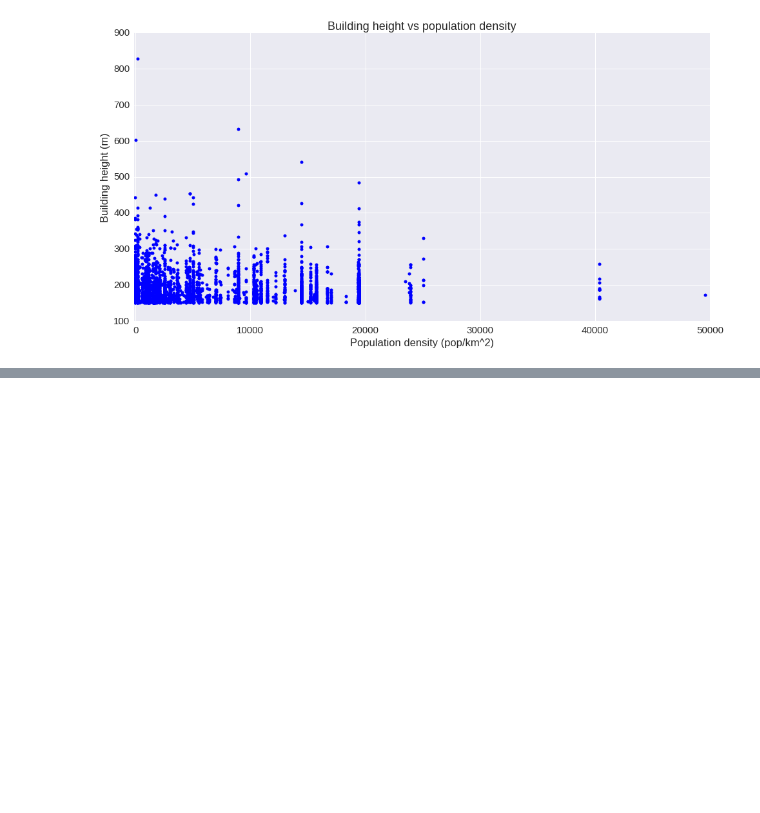
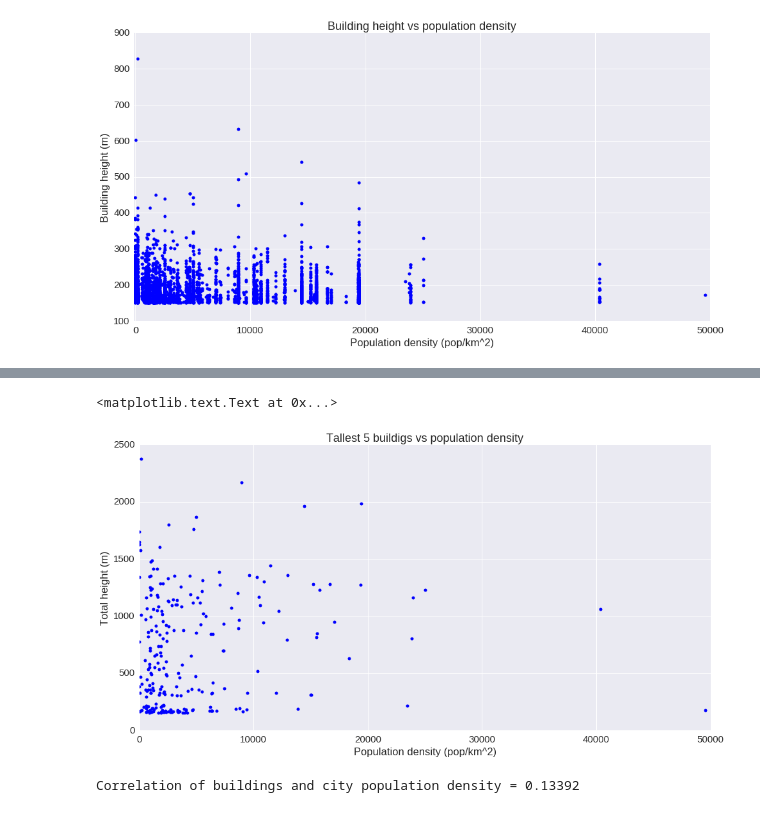
Before and after one commit to afcarl/UrbanSystems, a Jupyter notebook: TallestBuildings/DataClean_Buildings.ipynb, the cells around one changed output, grey strips where cells are left out. Drawn from its saved outputs; the diff is of its cells as text; code cells hidden in the pictures; blank space fills up the shorter version.

```diff
--- a/TallestBuildings/DataClean_Buildings.ipynb
+++ b/TallestBuildings/DataClean_Buildings.ipynb
@@ -588,0 +682,7 @@ ax.set_xlim(-100,50000)
+# %%
+# update tallest_5 df to include population density
+tallest_5 = df_v1.groupby(['name', 'population', 'popdens']).head(5).\
+groupby(['name', 'population', 'popdens'])['Height_m'].agg({'sum', 'mean', 'count'})
+tallest_5.rename(columns={'sum': 'TotBldgHeight', 'mean': 'MeanBldgHeight', 'count': 'NumBldgs'}, inplace=True)
+tallest_5.reset_index(inplace=True)
+tallest_5.head()
@@ -588,0 +696,18 @@ ax.set_xlim(-100,50000)
+# %%
+## population density vs building heights
+plt.rcParams.update({'font.size': 14})
+f, ax = plt.subplots(figsize=(16,8))
+
+ax.plot(tallest_5.popdens, tallest_5.TotBldgHeight, 'ob', markersize=5)
+ax.set_title('Tallest 5 buildigs vs population density')
+ax.set_ylabel('Total height (m)')
+ax.set_xlabel('Population density (pop/km^2)')
+# %% [output]
+<matplotlib.text.Text at 0x...>
+[figure, added]
+# %%
+# and correlation
+print 'Correlation of buildings and city population density = {:.5f}'.\
+format(pearson(tallest_5.popdens, tallest_5.TotBldgHeight)[0])
+# %% [output]
+Correlation of buildings and city population density = 0.13392
```
Also changed, not shown: parts of 23 cells of this notebook.
